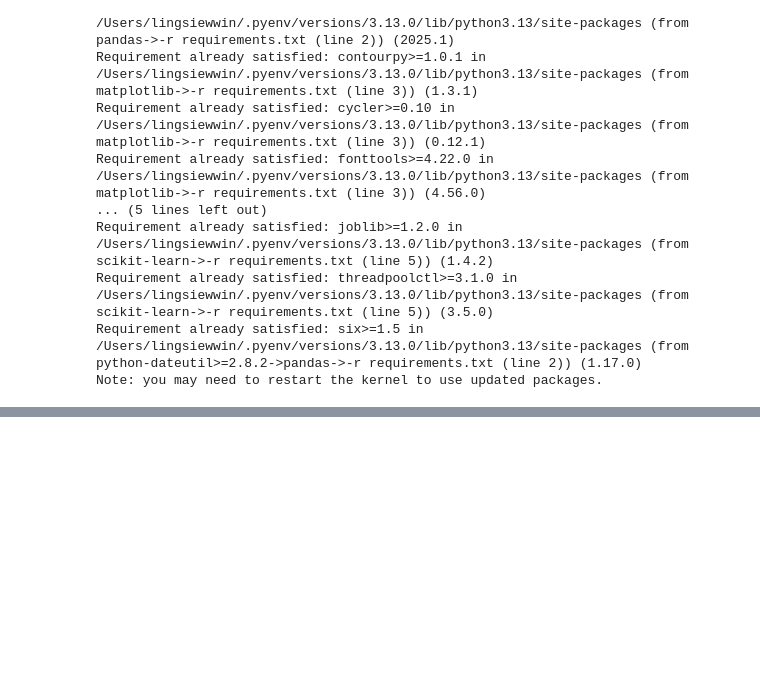
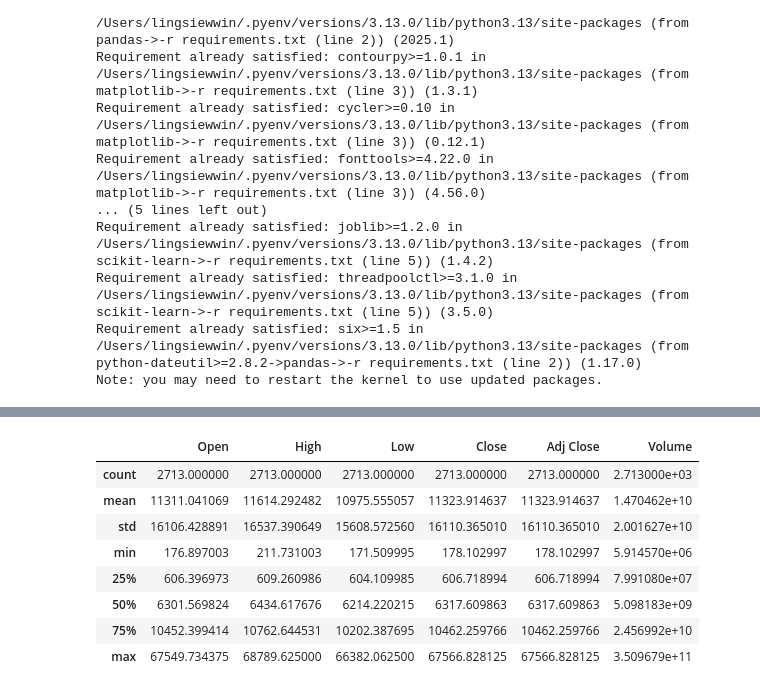
Before and after one commit to LingSiewWin/Bitcoin_Price_Prediction_using_ML, a Jupyter notebook: Bitcoin_Price.ipynb, the cells around one changed output, grey strips where cells are left out. Saved outputs shown, nothing was run; the diff lists cells and outputs as text; code cells hidden in the pictures; blank space fills up the shorter version.

```diff
--- a/Bitcoin_Price.ipynb
+++ b/Bitcoin_Price.ipynb
@@ -48,4 +50,14 @@ df.shape
 # %%
-df.desribe()
+df.describe()
+# %% [output]
+|  | Open | High | Low | Close | Adj Close | Volume |
+| count | 2713.000000 | 2713.000000 | 2713.000000 | 2713.000000 | 2713.000000 | 2.713000e+03 |
+| mean | 11311.041069 | 11614.292482 | 10975.555057 | 11323.914637 | 11323.914637 | 1.470462e+10 |
+| std | 16106.428891 | 16537.390649 | 15608.572560 | 16110.365010 | 16110.365010 | 2.001627e+10 |
+| min | 176.897003 | 211.731003 | 171.509995 | 178.102997 | 178.102997 | 5.914570e+06 |
+| 25% | 606.396973 | 609.260986 | 604.109985 | 606.718994 | 606.718994 | 7.991080e+07 |
+| 50% | 6301.569824 | 6434.617676 | 6214.220215 | 6317.609863 | 6317.609863 | 5.098183e+09 |
+| 75% | 10452.399414 | 10762.644531 | 10202.387695 | 10462.259766 | 10462.259766 | 2.456992e+10 |
+| max | 67549.734375 | 68789.625000 | 66382.062500 | 67566.828125 | 67566.828125 | 3.509679e+11 |
 # %%
 df.info()
```
Also changed, not shown: parts of 16 cells of this notebook.
